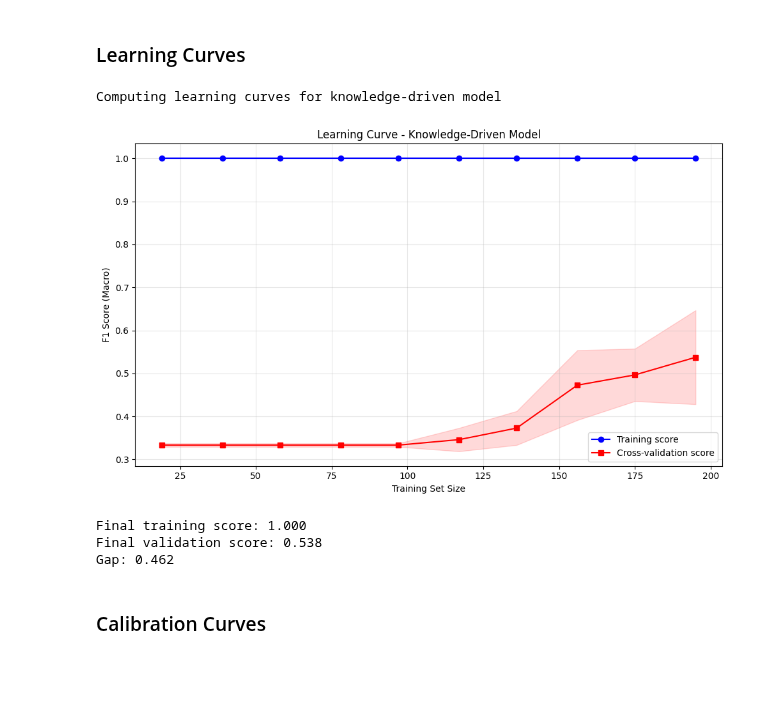
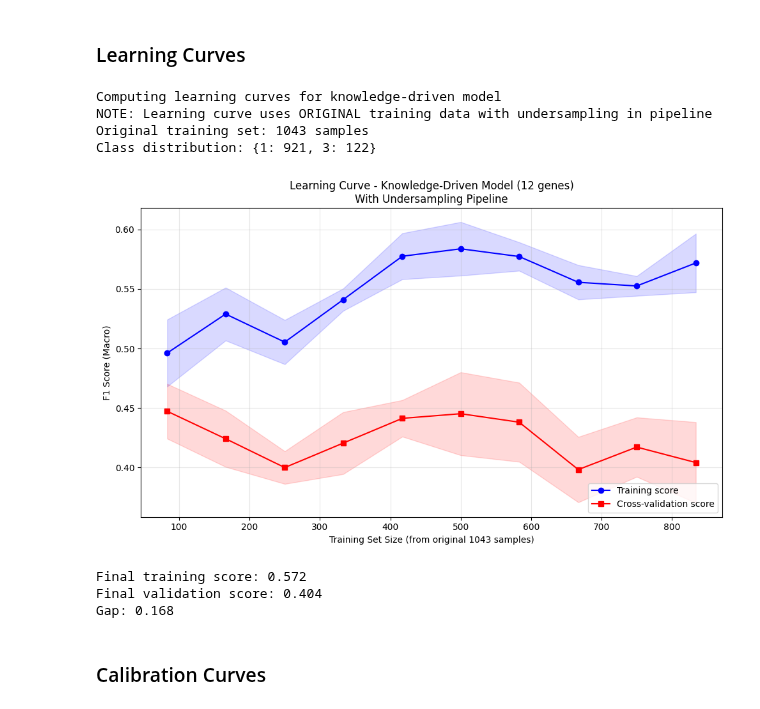
Before and after one commit to tobitotaku/ai-brain-tumor, a Jupyter notebook: model_stream_b_gbm_healthy.ipynb, the cells around one changed output. Drawn from its saved outputs; the diff is of its cells as text; code cells hidden in the pictures; blank space fills up the shorter version.

```diff
--- a/model_stream_b_gbm_healthy.ipynb
+++ b/model_stream_b_gbm_healthy.ipynb
@@ -1149,47 +1149,63 @@ True label: 3, Predicted: 1
 ### Learning Curves
 # %%
 from sklearn.model_selection import learning_curve
+from imblearn.pipeline import Pipeline as ImbPipeline
 
 print("Computing learning curves for knowledge-driven model")
+print("NOTE: Learning curve uses ORIGINAL training data with undersampling in pipeline")
+print(f"Original training set: {X_train[feature_list_C].shape[0]} samples")
+print(f"Class distribution: {pd.Series(y_train_ravel).value_counts().to_dict()}\n")
 
+# Create pipeline with undersampling + model
+# This ensures undersampling is applied at each training size
+pipeline = ImbPipeline([
+    ('sampler', RandomUnderSampler(random_state=42)),
+    ('model', RandomForestClassifier(n_estimators=100, random_state=42, n_jobs=-1))
+])
+
+# Use ORIGINAL training data (X_train, y_train_ravel)
+# Learning curve will apply undersampling internally for each fold
 train_sizes, train_scores, val_scores = learning_curve(
-    RandomForestClassifier(n_estimators=100, random_state=42, n_jobs=-1),
-    X_train_balanced,
-    y_train_balanced_ravel,
+    pipeline,
+    X_train[feature_list_C],  # Use original training data with selected features
+    y_train_ravel,            # Use original training labels
     cv=5,
     train_sizes=np.linspace(0.1, 1.0, 10),
     scoring='f1_macro',
     n_jobs=-1,
     random_state=42
 )
 
 train_mean = np.mean(train_scores, axis=1)
 train_std = np.std(train_scores, axis=1)
 val_mean = np.mean(val_scores, axis=1)
 val_std = np.std(val_scores, axis=1)
 
 plt.figure(figsize=(10, 6))
 plt.plot(train_sizes, train_mean, label='Training score', color='blue', marker='o')
 plt.fill_between(train_sizes, train_mean - train_std, train_mean + train_std, alpha=0.15, color='blue')
 plt.plot(train_sizes, val_mean, label='Cross-validation score', color='red', marker='s')
 plt.fill_between(train_sizes, val_mean - val_std, val_mean + val_std, alpha=0.15, color='red')
-plt.xlabel('Training Set Size')
+plt.xlabel('Training Set Size (from original 1043 samples)')
 plt.ylabel('F1 Score (Macro)')
-plt.title('Learning Curve - Knowledge-Driven Model')
+plt.title('Learning Curve - Knowledge-Driven Model (12 genes)\nWith Undersampling Pipeline')
 plt.legend(loc='lower right')
 plt.grid(alpha=0.3)
 plt.tight_layout()
 plt.show()
 
 print(f"Final training score: {train_mean[-1]:.3f}")
 print(f"Final validation score: {val_mean[-1]:.3f}")
 print(f"Gap: {train_mean[-1] - val_mean[-1]:.3f}")
 # %% [output]
 Computing learning curves for knowledge-driven model
+NOTE: Learning curve uses ORIGINAL training data with undersampling in pipeline
+Original training set: 1043 samples
+Class distribution: {1: 921, 3: 122}
-[figure, old version]
+[figure, new version]
-Final training score: 1.000
-Final validation score: 0.538
-Gap: 0.462
+Final training score: 0.572
+Final validation score: 0.404
+Gap: 0.168
 # %% [markdown]
 ### Calibration Curves
 # %%
```
Also changed, not shown: parts of 20 cells of this notebook, 2 other files.
